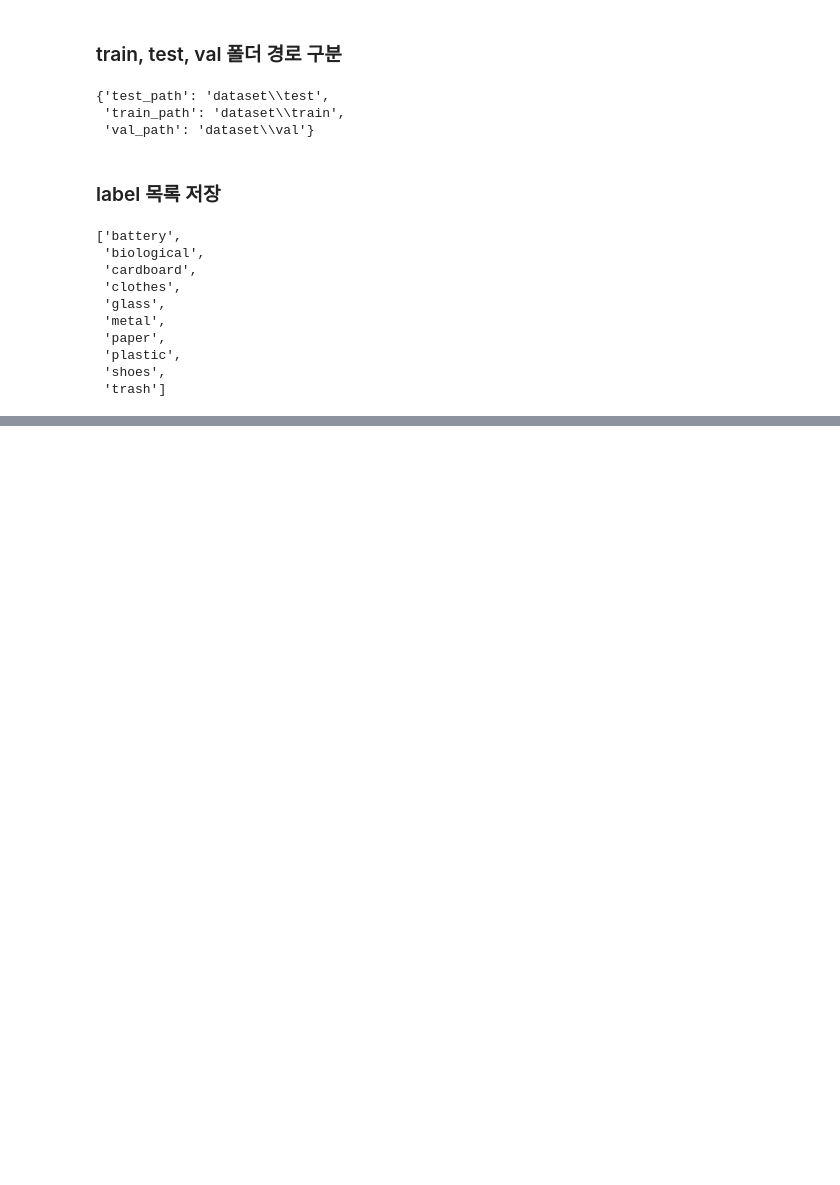
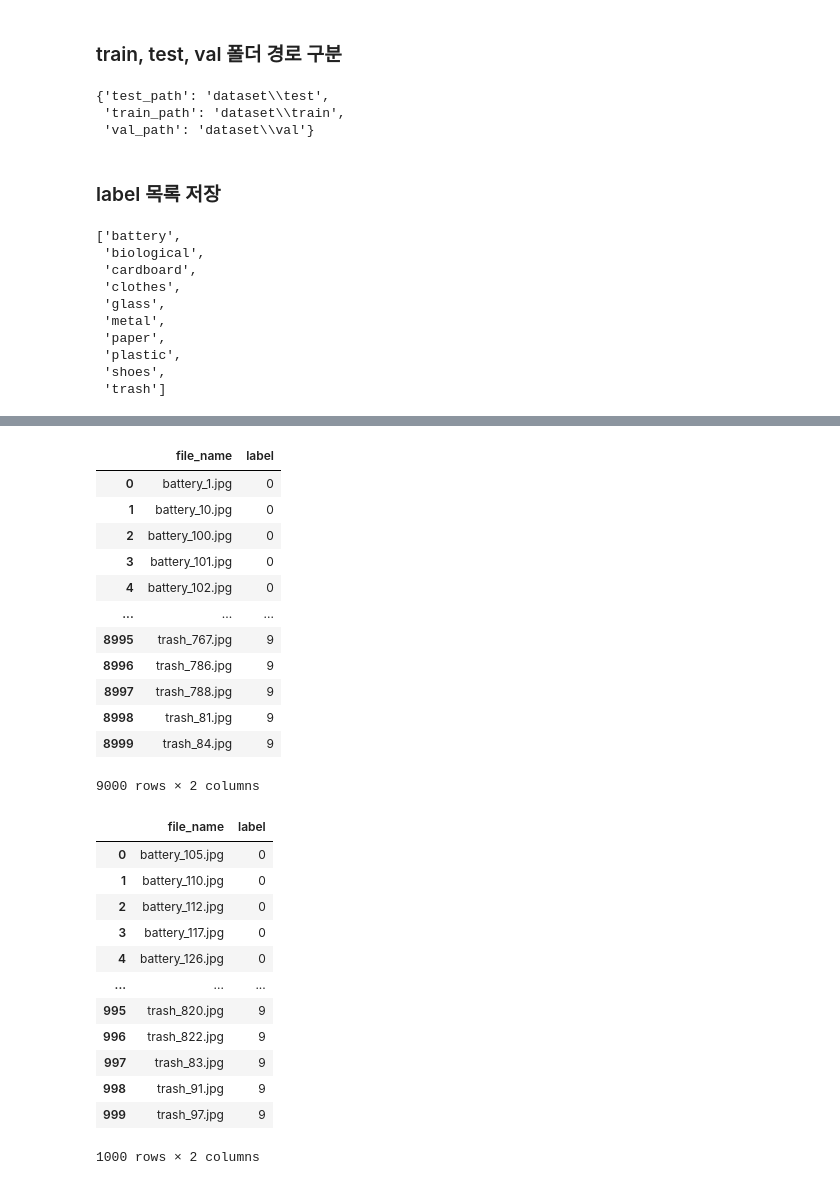
Before and after one commit to hyunwook990/garbage_classification_vgg16, a Jupyter notebook: data_save.ipynb, the cells around one changed output, grey strips where cells are left out. Cells and saved outputs as stored; diff of their text form; code cells hidden in the pictures; blank space fills up the shorter version.

```diff
--- a/data_save.ipynb
+++ b/data_save.ipynb
@@ -89,0 +183,38 @@ transforms.Resize(size=224)
+# %%
+train_df = pd.DataFrame({
+    'file_name' : train_img,
+    'label': train_label
+})
+test_df = pd.DataFrame({
+    'file_name' : test_img,
+    'label' : test_label
+})
+display(train_df)
+display(test_df)
+# %% [output]
+|  | file_name | label |
+| 0 | battery_1.jpg | 0 |
+| 1 | battery_10.jpg | 0 |
+| 2 | battery_100.jpg | 0 |
+| 3 | battery_101.jpg | 0 |
+| 4 | battery_102.jpg | 0 |
+| ... | ... | ... |
+| 8995 | trash_767.jpg | 9 |
+| 8996 | trash_786.jpg | 9 |
+| 8997 | trash_788.jpg | 9 |
+| 8998 | trash_81.jpg | 9 |
+| 8999 | trash_84.jpg | 9 |
+9000 rows × 2 columns
+|  | file_name | label |
+| 0 | battery_105.jpg | 0 |
+| 1 | battery_110.jpg | 0 |
+| 2 | battery_112.jpg | 0 |
+| 3 | battery_117.jpg | 0 |
+| 4 | battery_126.jpg | 0 |
+| ... | ... | ... |
+| 995 | trash_820.jpg | 9 |
+| 996 | trash_822.jpg | 9 |
+| 997 | trash_83.jpg | 9 |
+| 998 | trash_91.jpg | 9 |
+| 999 | trash_97.jpg | 9 |
+1000 rows × 2 columns
```
Also changed, not shown: parts of 9 cells of this notebook, 2 other files.
